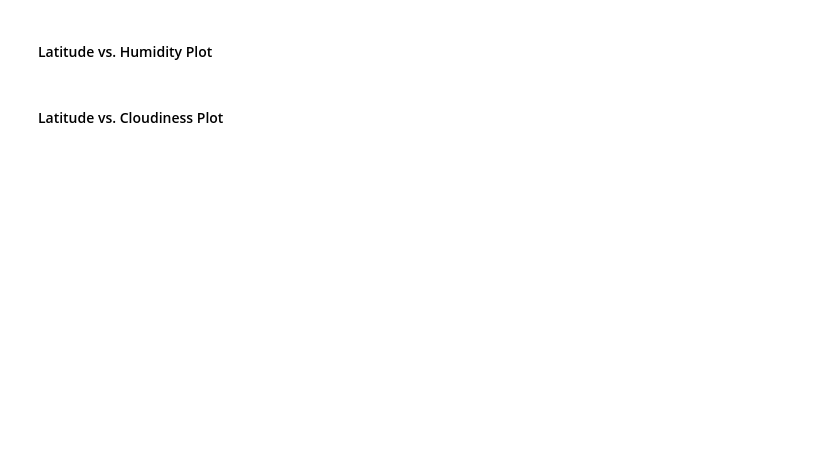
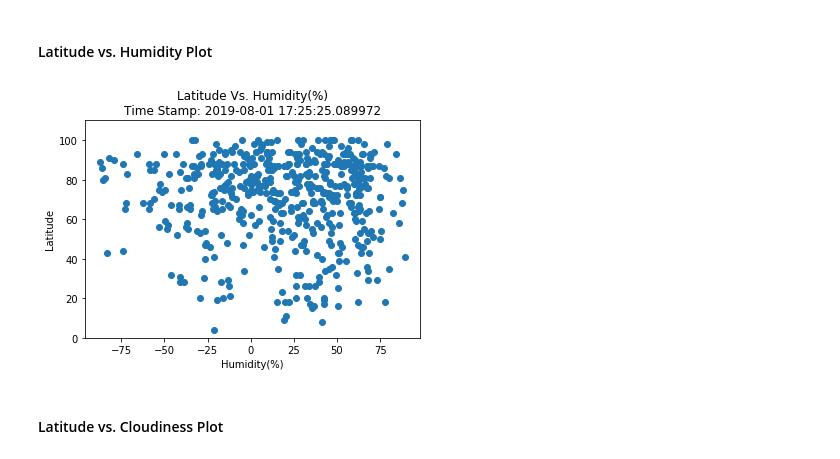
Before and after one commit to WossenAb/WeatherPy, a Jupyter notebook: WeatherPy.ipynb, the cells around one changed output. Saved outputs shown, nothing was run; the diff lists cells and outputs as text; code cells hidden in the pictures; blank space fills up the shorter version.

```diff
--- a/WeatherPy.ipynb
+++ b/WeatherPy.ipynb
@@ -73,4 +248,20 @@ NameError: name 'citipy' is not defined
 # %% [markdown]
 #### Latitude vs. Humidity Plot
+# %%
+#Latitude Vs. Humidity Plot
+y = Complete_WeatherDF.Humidity
+x = Complete_WeatherDF.Lat
+plt.scatter(x,y,marker = 'o')
+#plt.title(f'Humidity(%) vs. Latitude\nTime Stamp: {ts}')
+plt.title(f"Latitude Vs. Humidity(%)\nTime Stamp: {ts}")
+plt.ylabel('Latitude')
+plt.xlabel('Humidity(%)')
+### Note for ylim - I added the ylim because sometimes a city would pull back a humidity percentage that was greater than
+### 100% and it would distort the visualization...
+plt.ylim(0,110)
+plt.savefig('WeatherPy_Humidity.vs.Lat.png')
+plt.show()
+# %% [output]
+[figure, added]
 # %% [markdown]
 #### Latitude vs. Cloudiness Plot
```
Also changed, not shown: parts of 13 cells of this notebook.
